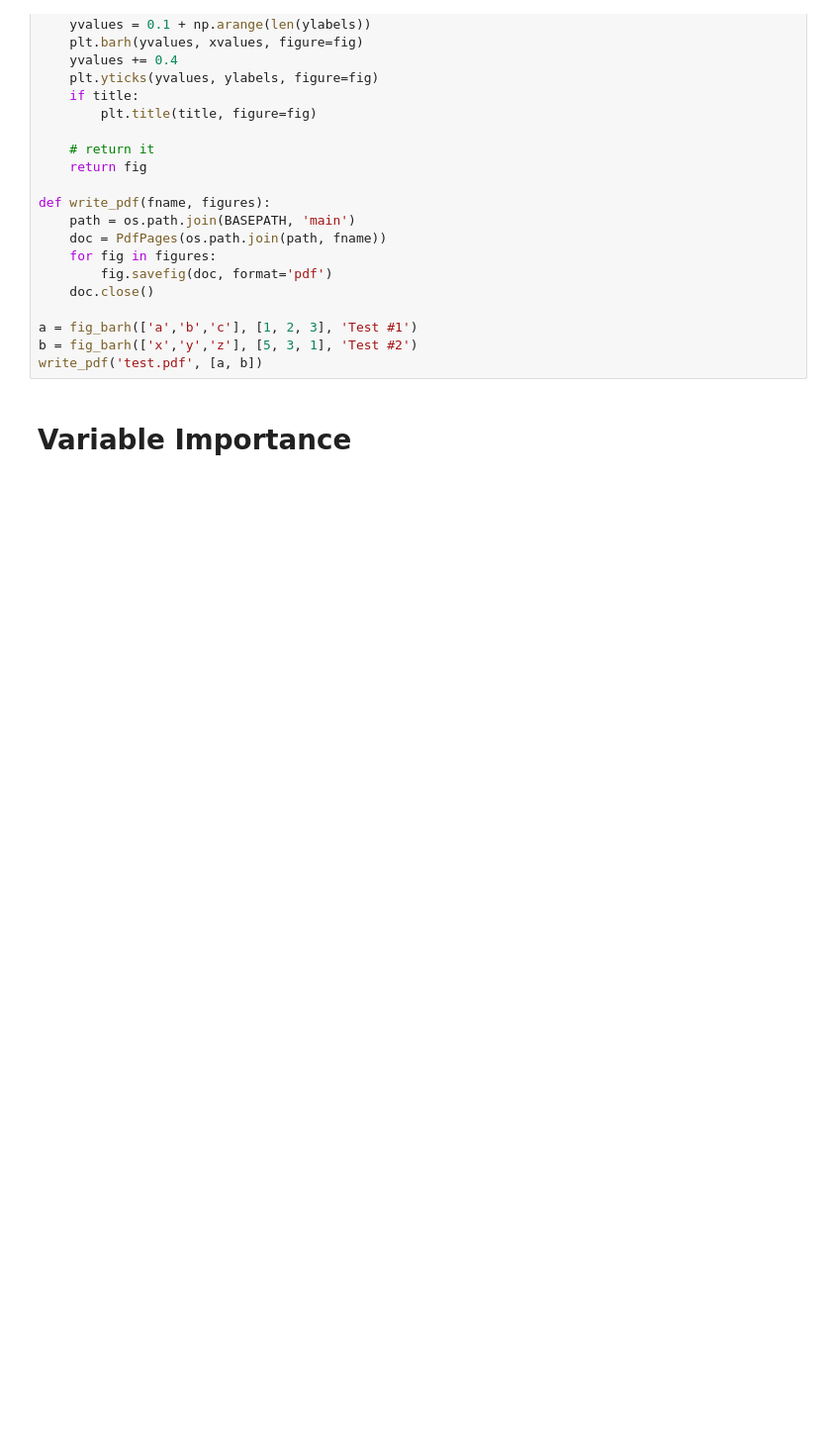
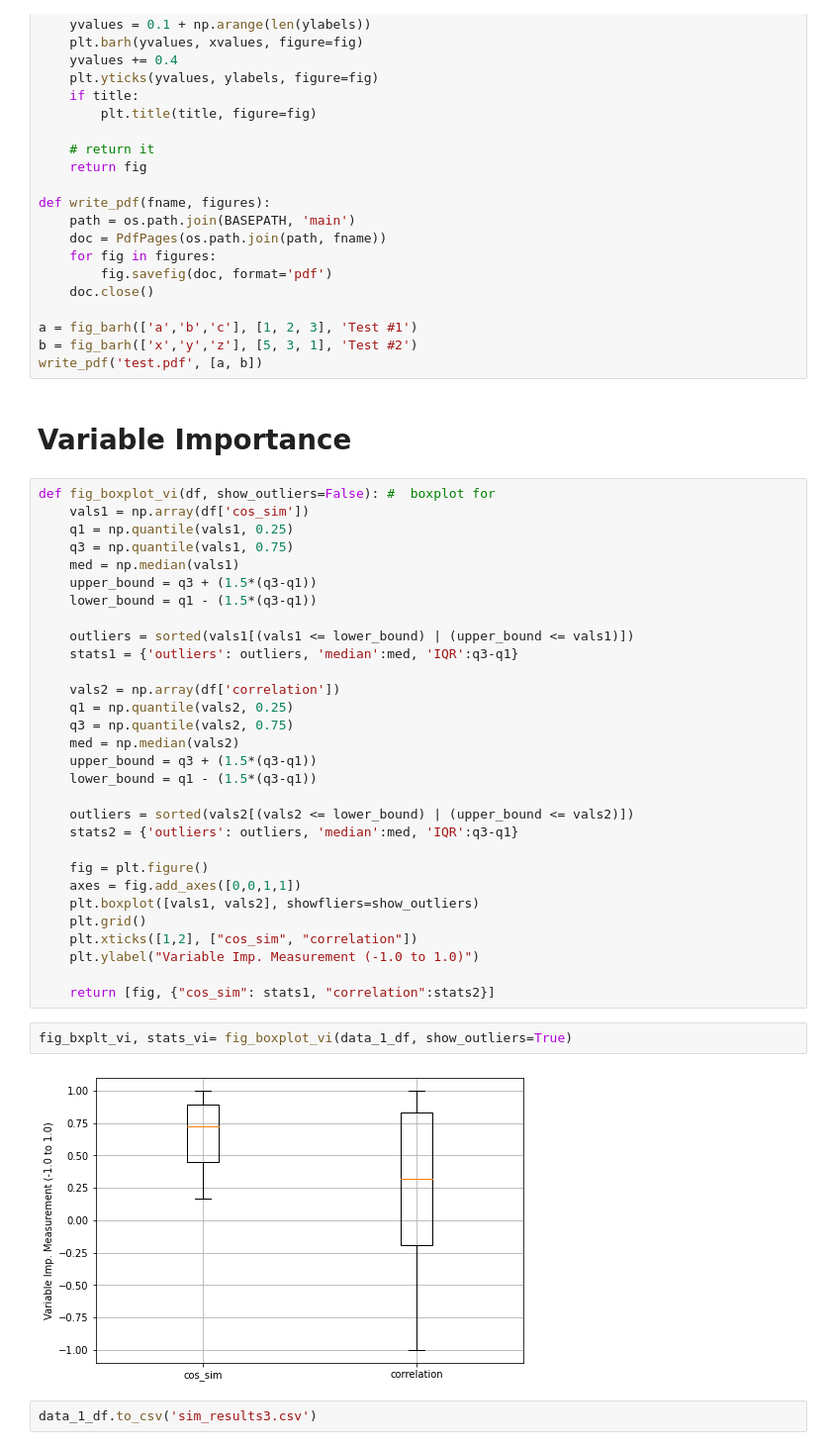
Before and after one commit to Mathgo12/Chinook-Growth-Project, a Jupyter notebook: main/simulation.ipynb, the cells around one changed output. Shown at 99% size. Cells and saved outputs as stored; diff of their text form; blank space fills up the shorter version.

```diff
--- a/main/simulation.ipynb
+++ b/main/simulation.ipynb
@@ -225,3 +252,39 @@ b = fig_barh(['x','y','z'], [5, 3, 1], 'Test #2')
 write_pdf('test.pdf', [a, b])
 # %% [markdown]
 # Variable Importance
+# %%
+def fig_boxplot_vi(df, show_outliers=False): #  boxplot for
+    vals1 = np.array(df['cos_sim'])
+    q1 = np.quantile(vals1, 0.25)
+    q3 = np.quantile(vals1, 0.75)
+    med = np.median(vals1)
+    upper_bound = q3 + (1.5*(q3-q1))
+    lower_bound = q1 - (1.5*(q3-q1))
+
+    outliers = sorted(vals1[(vals1 <= lower_bound) | (upper_bound <= vals1)])
+    stats1 = {'outliers': outliers, 'median':med, 'IQR':q3-q1}
+
+    vals2 = np.array(df['correlation'])
+    q1 = np.quantile(vals2, 0.25)
+    q3 = np.quantile(vals2, 0.75)
+    med = np.median(vals2)
+    upper_bound = q3 + (1.5*(q3-q1))
+    lower_bound = q1 - (1.5*(q3-q1))
+
+    outliers = sorted(vals2[(vals2 <= lower_bound) | (upper_bound <= vals2)])
+    stats2 = {'outliers': outliers, 'median':med, 'IQR':q3-q1}
+
+    fig = plt.figure()
+    axes = fig.add_axes([0,0,1,1])
+    plt.boxplot([vals1, vals2], showfliers=show_outliers)
+    plt.grid()
+    plt.xticks([1,2], ["cos_sim", "correlation"])
+    plt.ylabel("Variable Imp. Measurement (-1.0 to 1.0)")
+
+    return [fig, {"cos_sim": stats1, "correlation":stats2}]
+# %%
+fig_bxplt_vi, stats_vi= fig_boxplot_vi(data_1_df, show_outliers=True)
+# %% [output]
+[figure, added]
+# %%
+data_1_df.to_csv('sim_results3.csv')
```
Also changed, not shown: parts of 12 cells of this notebook, 1 other file.
